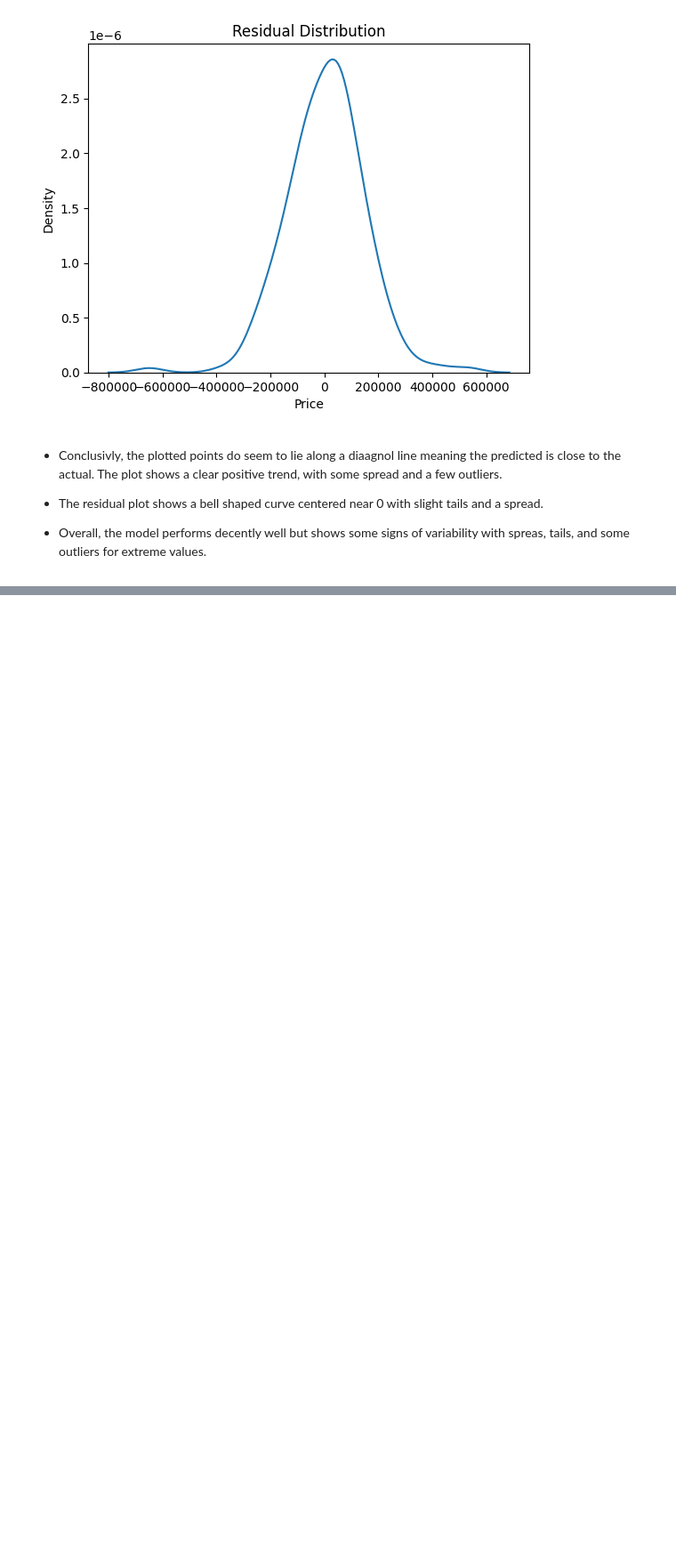
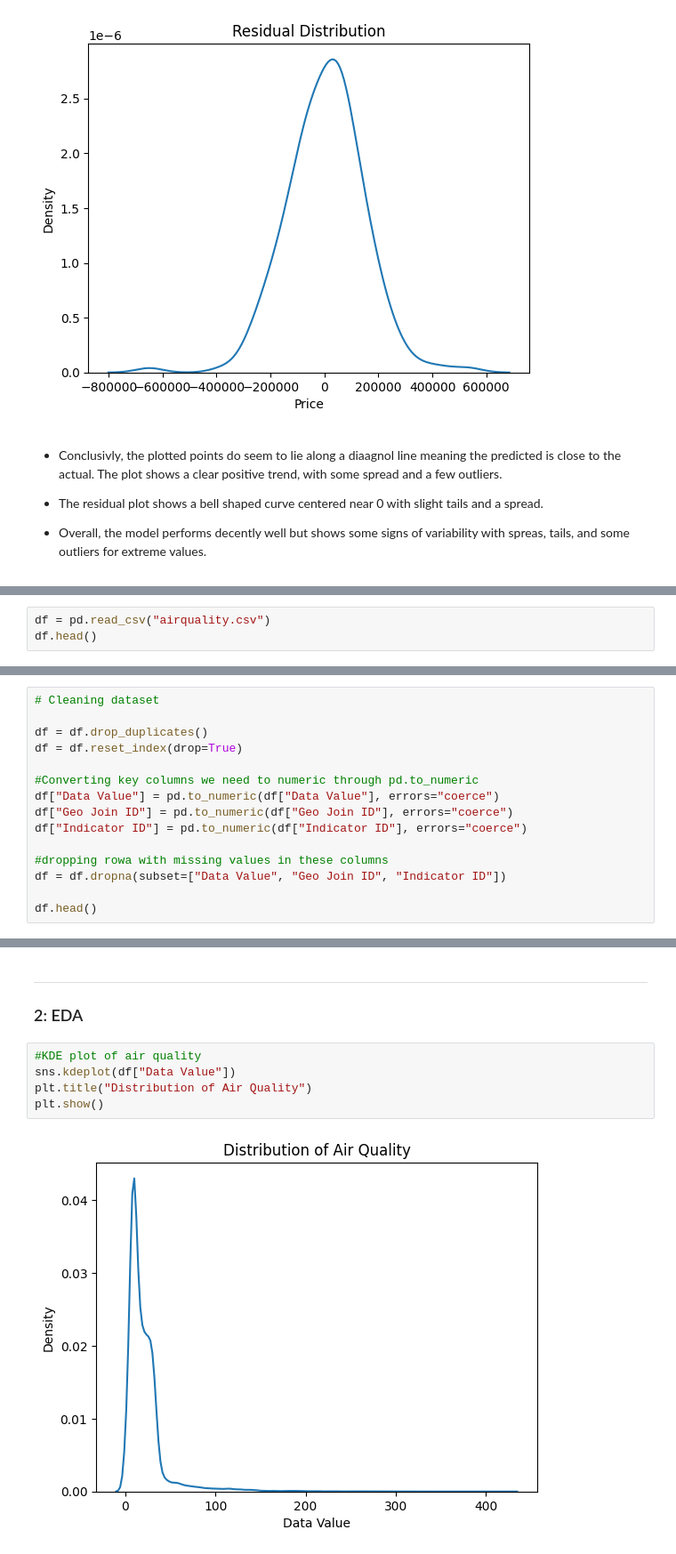
Before and after one commit to Mattcben1/week_8, a Jupyter notebook: Lab_assignment.ipynb, the cells around one changed output, grey strips where cells are left out. Shown at 89% size. Saved outputs shown, nothing was run; the diff lists cells and outputs as text; blank space fills up the shorter version.

```diff
--- a/Lab_assignment.ipynb
+++ b/Lab_assignment.ipynb
@@ -634,0 +645,3 @@ plt.show()
+# %%
+df = pd.read_csv("airquality.csv")
+df.head()
@@ -634,0 +655,15 @@ plt.show()
+# %%
+# Cleaning dataset
+
+df = df.drop_duplicates()
+df = df.reset_index(drop=True)
+
+#Converting key columns we need to numeric through pd.to_numeric
+df["Data Value"] = pd.to_numeric(df["Data Value"], errors="coerce")
+df["Geo Join ID"] = pd.to_numeric(df["Geo Join ID"], errors="coerce")
+df["Indicator ID"] = pd.to_numeric(df["Indicator ID"], errors="coerce")
+
+#dropping rowa with missing values in these columns
+df = df.dropna(subset=["Data Value", "Geo Join ID", "Indicator ID"])
+
+df.head()
@@ -634,0 +677,10 @@ plt.show()
+# %% [markdown]
+---
+### 2: EDA
+# %%
+#KDE plot of air quality
+sns.kdeplot(df["Data Value"])
+plt.title("Distribution of Air Quality")
+plt.show()
+# %% [output]
+[figure, added]
```
Also changed, not shown: parts of 20 cells of this notebook.
